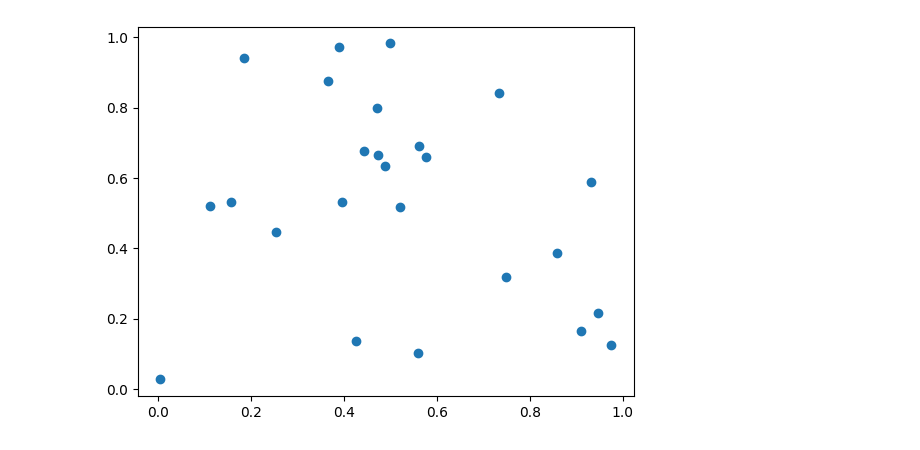
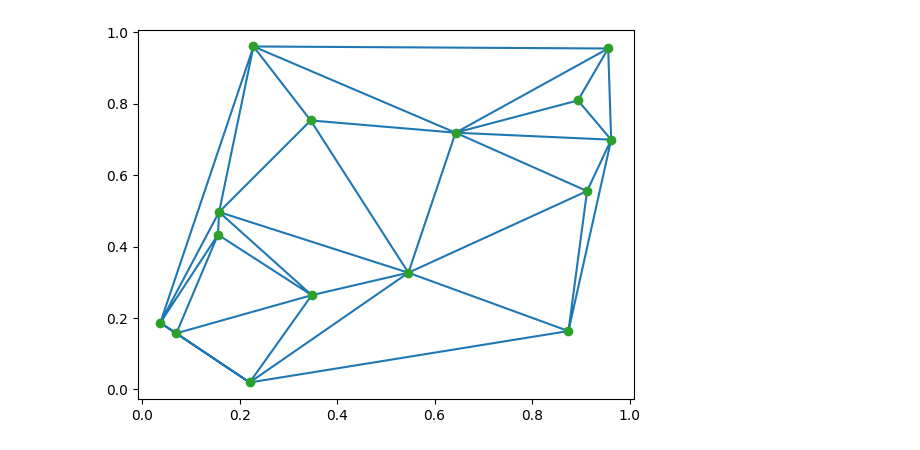
Before and after one commit to hmp-anthony/AIMA, a Jupyter notebook: map_color_square.ipynb, the cells around one changed output. Cells and saved outputs as stored; diff of their text form; code cells hidden in the pictures.

```diff
--- a/map_color_square.ipynb
+++ b/map_color_square.ipynb
@@ -1,13 +1,24 @@
 # %%
 import random
 import matplotlib.pyplot as plt
+from scipy.spatial import Delaunay
+import numpy as np
 
-N = 25
+# create points
+p = [(random.uniform(0,1),random.uniform(0,1)) for _ in range(N)]
 
-x = [random.uniform(0,1) for _ in range(N)]
-y = [random.uniform(0,1) for _ in range(N)]
+class ColorMap:
+    def __init__(self, N):
+        self.points = np.array([[random.uniform(0,1),random.uniform(0,1)] for _ in range(N)])
+        self.tri = Delaunay(self.points)
 
-plt.plot(x,y,'o')
-plt.show()
+    def display_points(self):
+        plt.triplot(self.points[:,0], self.points[:,1], self.tri.simplices)
+        plt.plot(self.points[:,0], self.points[:,1], 'o')
+        plt.show()
+
+
+color_map = ColorMap(15)
+color_map.display_points()
 # %% [output]
-[figure, old version]
+[figure, new version]
```
